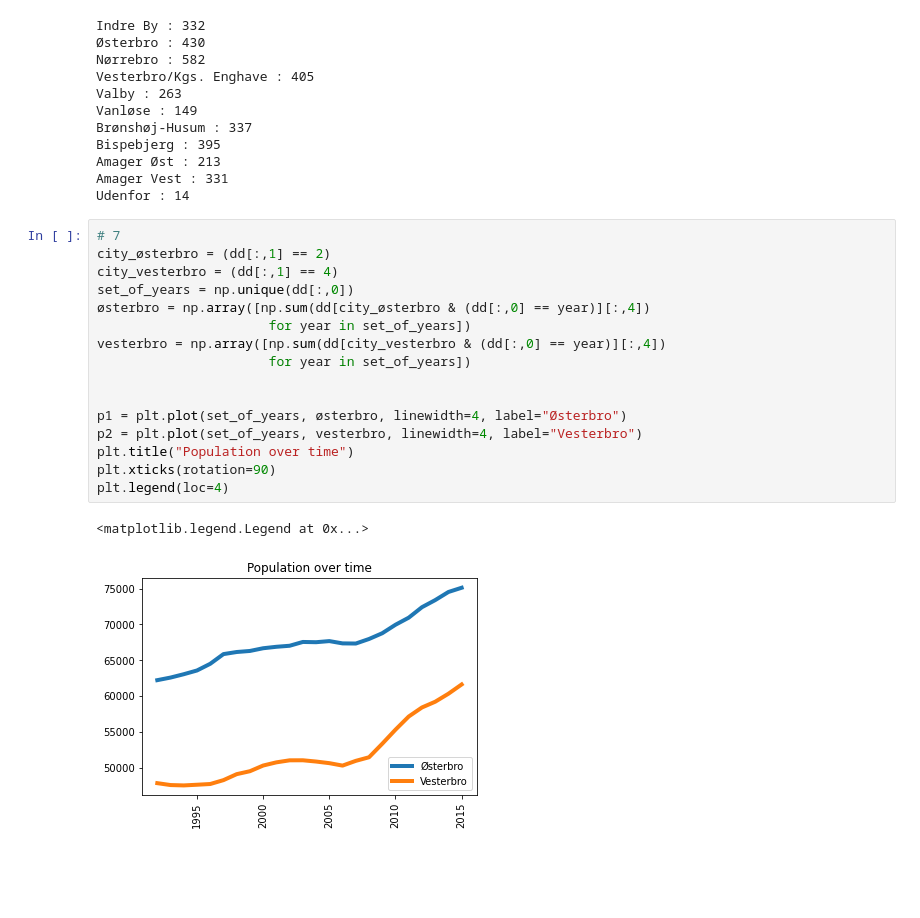
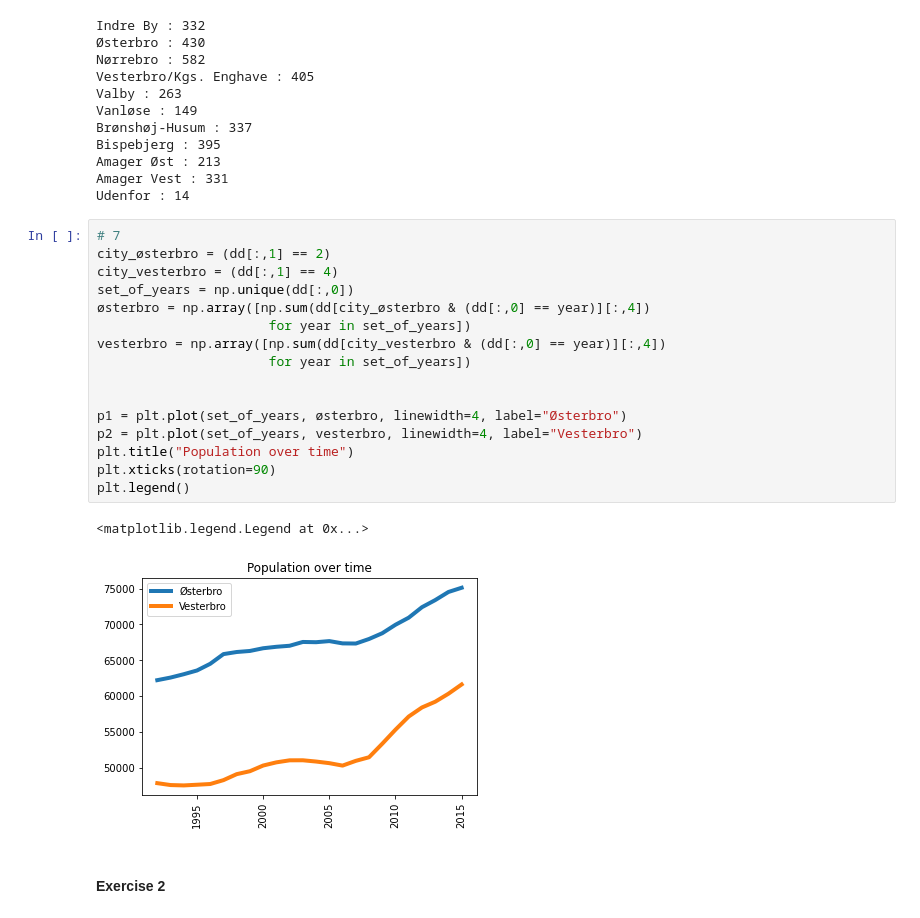
Before and after one commit to CarolineHoeg/Python2021, a Jupyter notebook: Week_04.ipynb, the cells around one changed output. Saved outputs shown, nothing was run; the diff lists cells and outputs as text; blank space fills up the shorter version.

```diff
--- a/Week_04.ipynb
+++ b/Week_04.ipynb
@@ -109,19 +109,21 @@ Udenfor : 14
 # %%
 # 7
 city_østerbro = (dd[:,1] == 2)
 city_vesterbro = (dd[:,1] == 4)
 set_of_years = np.unique(dd[:,0])
 østerbro = np.array([np.sum(dd[city_østerbro & (dd[:,0] == year)][:,4])
                       for year in set_of_years])
 vesterbro = np.array([np.sum(dd[city_vesterbro & (dd[:,0] == year)][:,4])
                       for year in set_of_years])
 
 
 p1 = plt.plot(set_of_years, østerbro, linewidth=4, label="Østerbro")
 p2 = plt.plot(set_of_years, vesterbro, linewidth=4, label="Vesterbro")
 plt.title("Population over time")
 plt.xticks(rotation=90)
-plt.legend(loc=4)
+plt.legend()
 # %% [output]
 <matplotlib.legend.Legend at 0x...>
-[figure, old version]
+[figure, new version]
+# %% [markdown]
+#### Exercise 2
```
Also changed, not shown: parts of 2 cells of this notebook, 1 other file.
